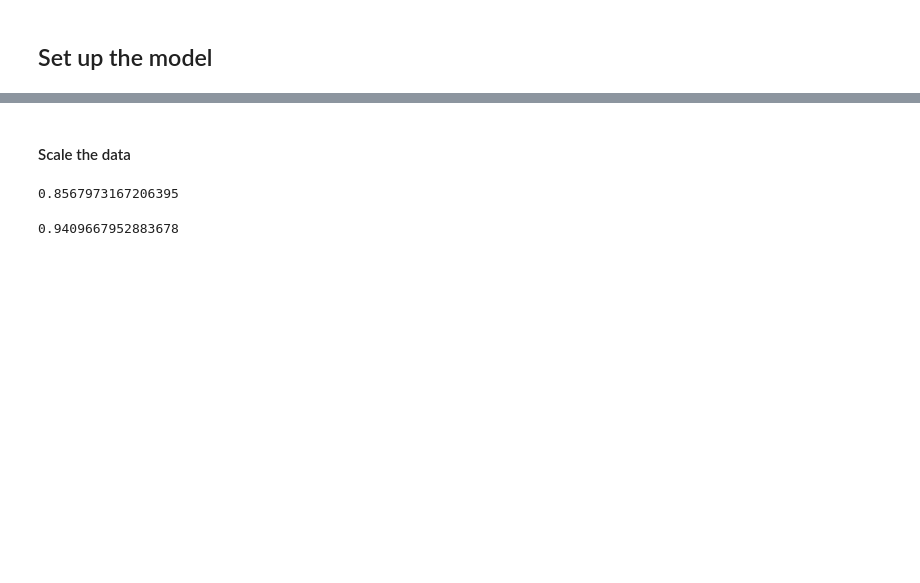
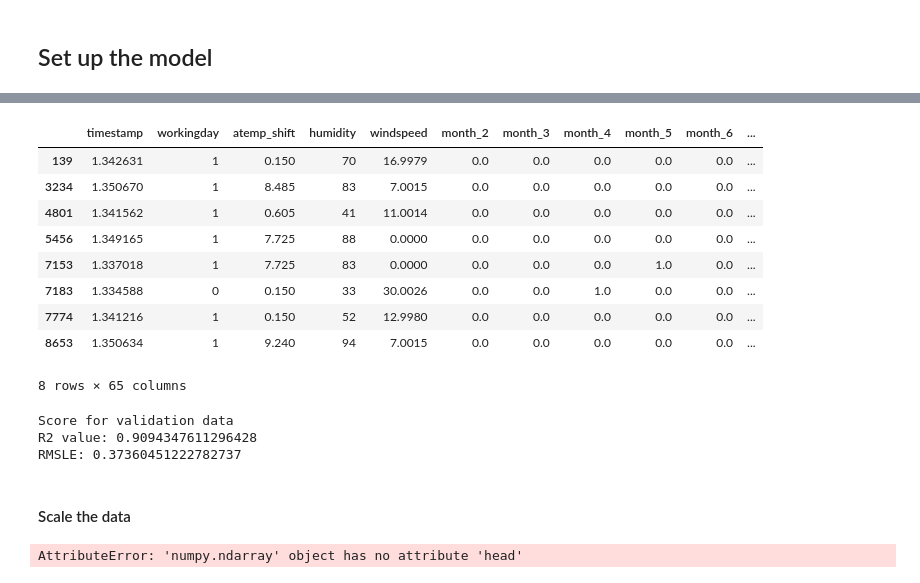
Before and after one commit to julisep/SPICEDbootcamp, a Jupyter notebook: Week_03/Bicycle/Bicycle03_compact.ipynb, the cells around one changed output, grey strips where cells are left out. Drawn from its saved outputs; the diff is of its cells as text; code cells hidden in the pictures; blank space fills up the shorter version.

```diff
--- a/Week_03/Bicycle/Bicycle03_compact.ipynb
+++ b/Week_03/Bicycle/Bicycle03_compact.ipynb
@@ -92,21 +197,40 @@ from sklearn.linear_model import LinearRegression
+# %%
+X_train[count_residual > 300]
+# %% [output]
+|  | timestamp | workingday | atemp_shift | humidity | windspeed | month_2 | month_3 | month_4 | month_5 | month_6 | ... |
+| 139 | 1.342631 | 1 | 0.150 | 70 | 16.9979 | 0.0 | 0.0 | 0.0 | 0.0 | 0.0 | ... |
+| 3234 | 1.350670 | 1 | 8.485 | 83 | 7.0015 | 0.0 | 0.0 | 0.0 | 0.0 | 0.0 | ... |
+| 4801 | 1.341562 | 1 | 0.605 | 41 | 11.0014 | 0.0 | 0.0 | 0.0 | 0.0 | 0.0 | ... |
+| 5456 | 1.349165 | 1 | 7.725 | 88 | 0.0000 | 0.0 | 0.0 | 0.0 | 0.0 | 0.0 | ... |
+| 7153 | 1.337018 | 1 | 7.725 | 83 | 0.0000 | 0.0 | 0.0 | 0.0 | 1.0 | 0.0 | ... |
+| 7183 | 1.334588 | 0 | 0.150 | 33 | 30.0026 | 0.0 | 0.0 | 1.0 | 0.0 | 0.0 | ... |
+| 7774 | 1.341216 | 1 | 0.150 | 52 | 12.9980 | 0.0 | 0.0 | 0.0 | 0.0 | 0.0 | ... |
+| 8653 | 1.350634 | 1 | 9.240 | 94 | 7.0015 | 0.0 | 0.0 | 0.0 | 0.0 | 0.0 | ... |
+8 rows × 65 columns
+# %%
+# Score on validation data!
+
+y_pred_cas_val = np.exp(lr_cas.predict(X_val))
+y_pred_reg_val = np.exp(lr_reg.predict(X_val))
+y_pred_count_val = y_pred_cas_val + y_pred_reg_val
+
+print('Score for validation data')
+print('R2 value: ' + str(r2_score(y_val, y_pred_count_val)))
+print('RMSLE: ' + str(np.sqrt(mean_squared_log_error(y_val, y_pred_count_val))))
+# %% [output]
+Score for validation data
+R2 value: 0.9094347611296428
+RMSLE: 0.37360451222782737
 # %% [markdown]
 #### Scale the data
 # %%
 from sklearn.preprocessing import MinMaxScaler
 scaler = MinMaxScaler() # scales each column to minimum 0.0 and maximum 1.0. Makes sure all data fits together.
-scaler.fit(X_train_model_onehot)
-X_scaled = scaler.transform(X_train_model_onehot) # later just use transform on X_test, DO NOT FIT AGAIN
+scaler.fit(X_train)
+
+X_train = scaler.transform(X_train) # later just use transform on X_test, DO NOT FIT AGAIN
+X_val = scaler.transform(X_val)
+
+X_train.head()#.shape, X_val.shape
+# %% [output]
+AttributeError: 'numpy.ndarray' object has no attribute 'head'
-# %%
-y_train_cas = X_train['casual']
-lr_cas = LinearRegression()
-lr_cas.fit(X_scaled, np.log(y_train_cas+1))
-lr_cas.score(X_scaled, np.log(y_train_cas+1))
-# %% [output]
-0.8567973167206395
-# %%
-y_train_reg = X_train['registered']
-lr_reg = LinearRegression()
-lr_reg.fit(X_scaled, np.log(y_train_reg+1))
-lr_reg.score(X_scaled, np.log(y_train_reg+1))
-# %% [output]
-0.9409667952883678
```
Also changed, not shown: parts of 45 cells of this notebook.
